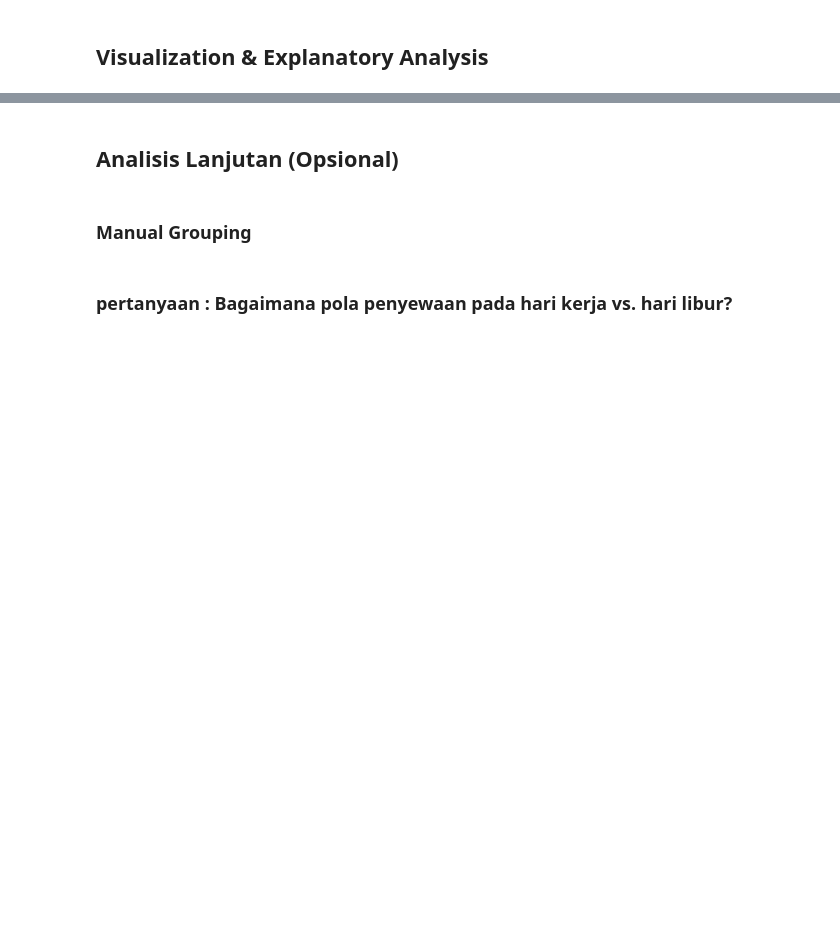
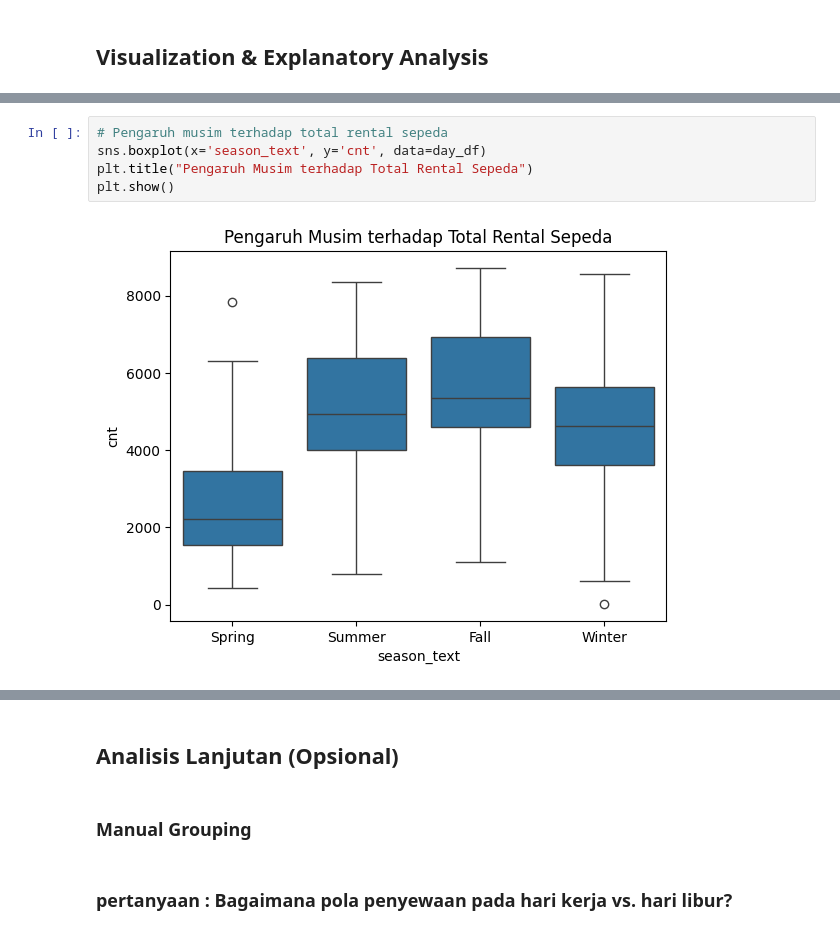
Before and after one commit to Saidill/proyek_analisis_data, a Jupyter notebook: notebook.ipynb, the cells around one changed output, grey strips where cells are left out. Drawn from its saved outputs; the diff is of its cells as text; blank space fills up the shorter version.

```diff
--- a/notebook.ipynb
+++ b/notebook.ipynb
@@ -294,0 +213,7 @@ plt.show()
+# %%
+# Pengaruh musim terhadap total rental sepeda
+sns.boxplot(x='season_text', y='cnt', data=day_df)
+plt.title("Pengaruh Musim terhadap Total Rental Sepeda")
+plt.show()
+# %% [output]
+[figure, added]
```
Also changed, not shown: parts of 35 cells of this notebook, 3 other files.
